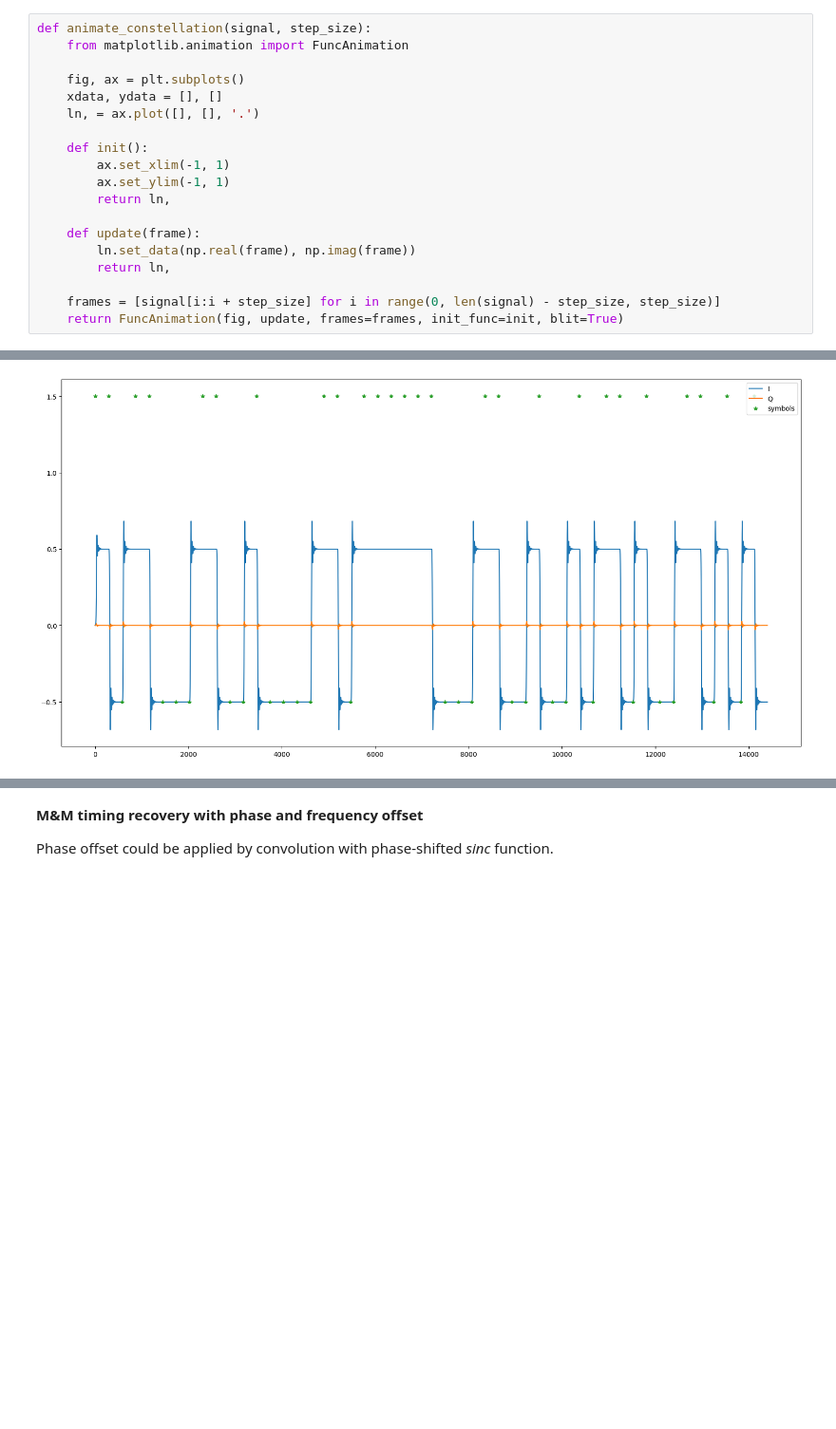
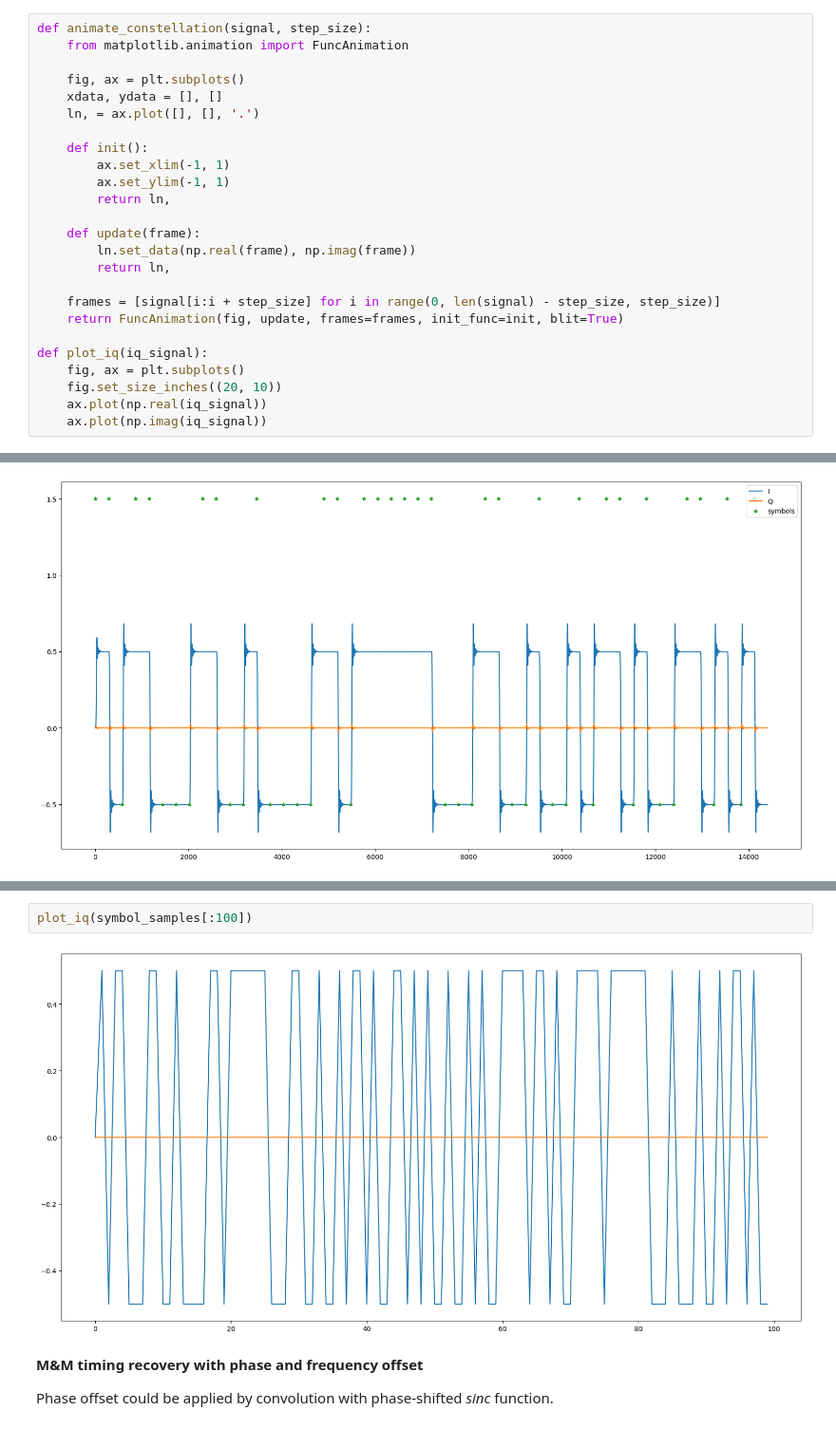
Before and after one commit to enthyp/SDR, a Jupyter notebook: digital modulation.ipynb, the cells around one changed output, grey strips where cells are left out. Shown at 95% size. Drawn from its saved outputs; the diff is of its cells as text; blank space fills up the shorter version.

```diff
--- a/digital modulation.ipynb
+++ b/digital modulation.ipynb
@@ -23,6 +24,12 @@ def animate_constellation(signal, step_size):
 
     frames = [signal[i:i + step_size] for i in range(0, len(signal) - step_size, step_size)]
     return FuncAnimation(fig, update, frames=frames, init_func=init, blit=True)
+
+def plot_iq(iq_signal):
+    fig, ax = plt.subplots()
+    fig.set_size_inches((20, 10))
+    ax.plot(np.real(iq_signal))
+    ax.plot(np.imag(iq_signal))
 # %% [markdown]
 ### **BPSK**
 # %%
@@ -138,3 +146,7 @@ plt.plot(np.real(symbol_samples), np.imag(symbol_samples), '.')
+# %%
+plot_iq(symbol_samples[:100])
+# %% [output]
+[figure, added]
 # %% [markdown]
 **M&M timing recovery with phase and frequency offset**
 
```
Also changed, not shown: parts of 10 cells of this notebook.
